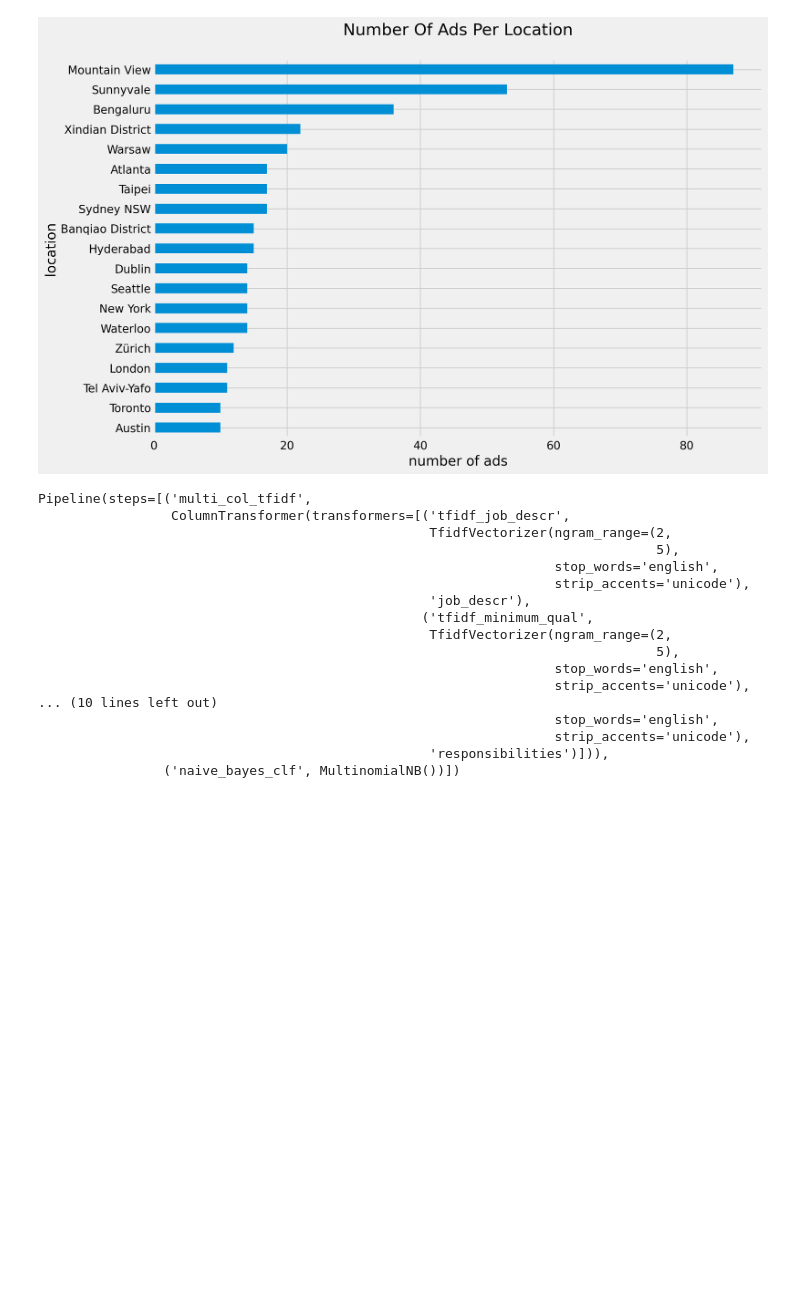
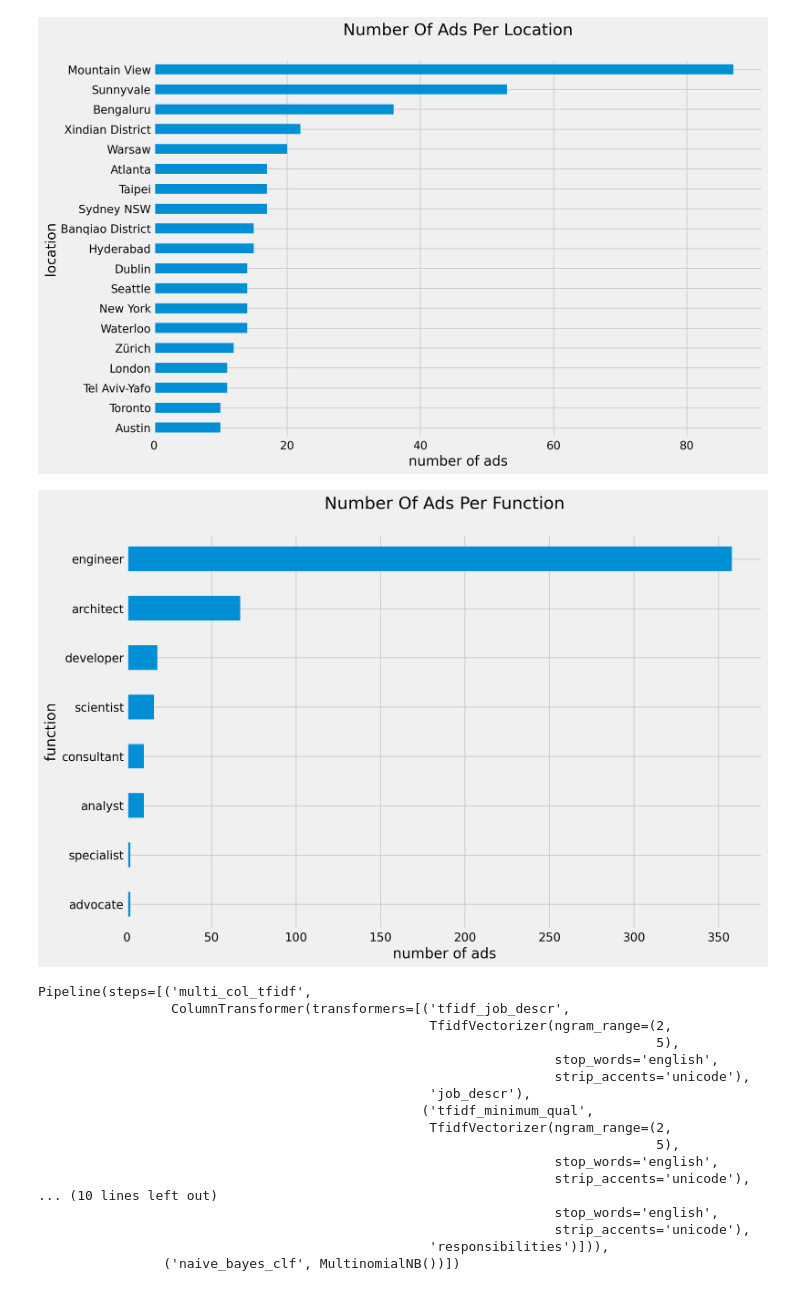
Before and after one commit to rossrco/analyses, a Jupyter notebook: ggl_job_ads/notebooks/job_ads_analysis.ipynb, the cells around one changed output. Cells and saved outputs as stored; diff of their text form; code cells hidden in the pictures; blank space fills up the shorter version.

Commit message:
add graph - ads by function

```diff
--- a/ggl_job_ads/notebooks/job_ads_analysis.ipynb
+++ b/ggl_job_ads/notebooks/job_ads_analysis.ipynb
@@ -126,6 +126,15 @@ plt.title('Number Of Ads Per Location', pad=30)
 plt.show()
 # %% [output]
 [figure]
+# %%
+fig=plt.figure(figsize=(12, 8))
+to_plot = ads.groupby('function').id.nunique()
+to_plot.sort_values().plot.barh()
+plt.xlabel('number of ads')
+plt.title('Number Of Ads Per Function', pad=30)
+plt.show()
+# %% [output]
+[figure, added]
 # %%
 to_model = ads[ads.function.isin(['engineer', 'scientist', 'architect'])].copy()
 # %%
```
